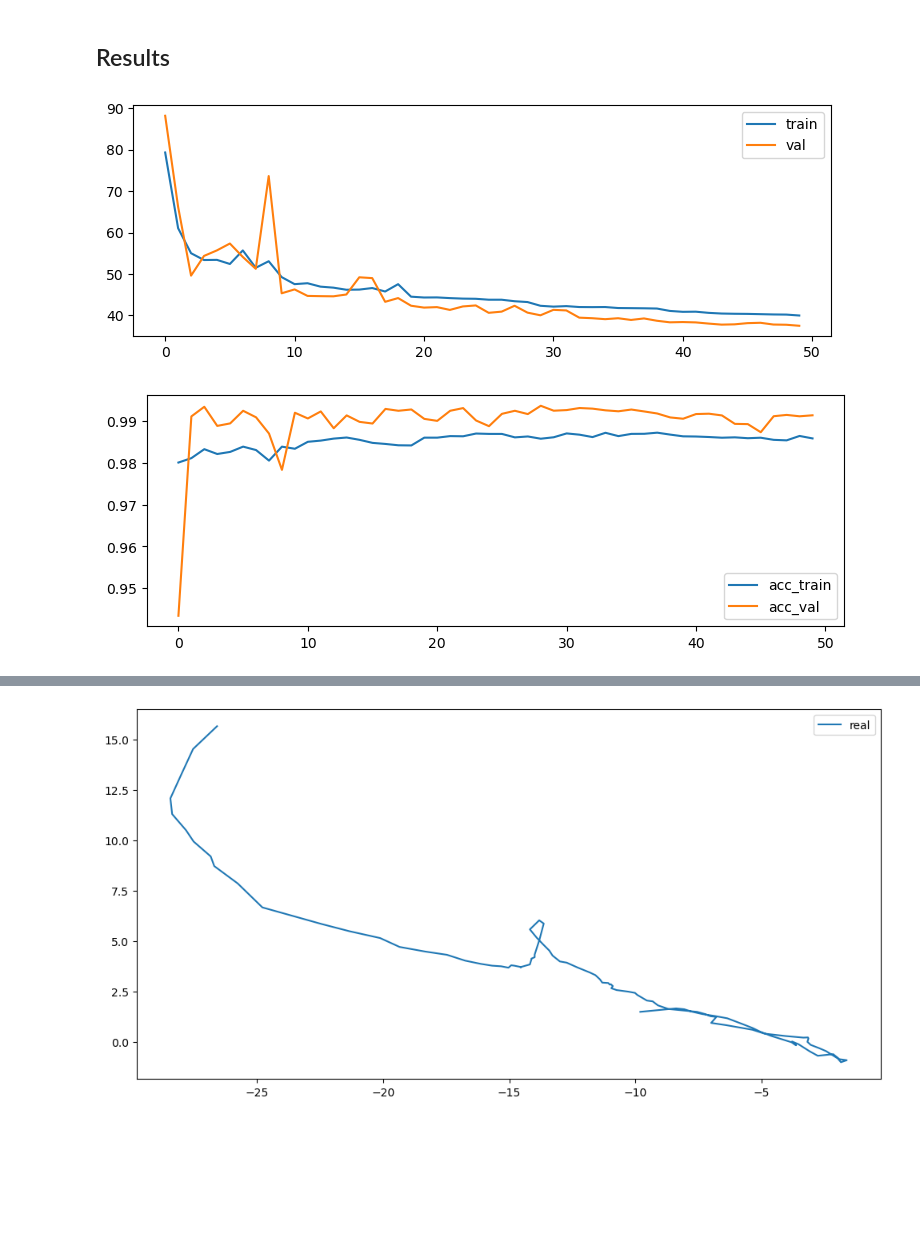
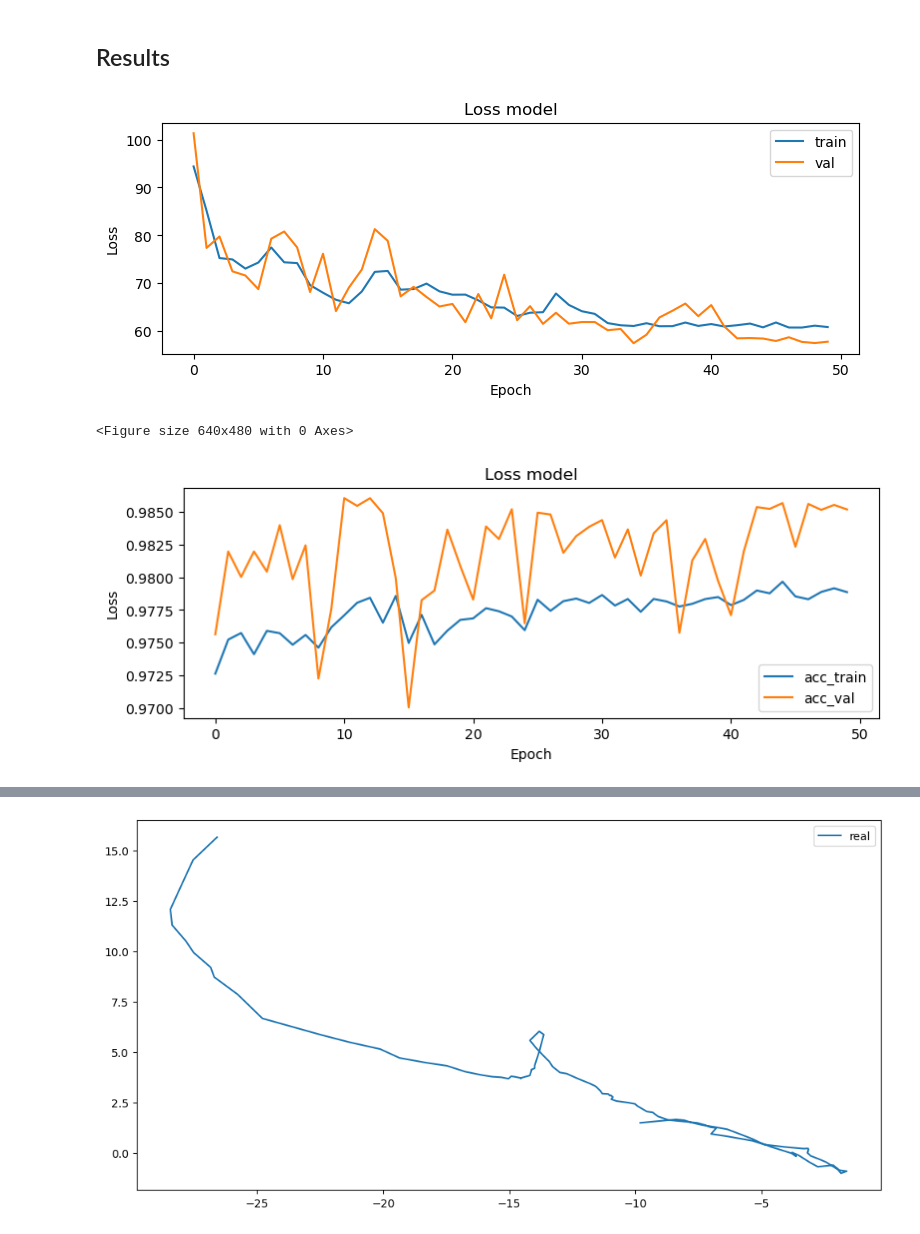
Before and after one commit to Caumel/DS_project_2022W, a Jupyter notebook: src/notebooks/RNNs_positions.ipynb, the cells around one changed output, grey strips where cells are left out. Cells and saved outputs as stored; diff of their text form; code cells hidden in the pictures; blank space fills up the shorter version.

```diff
--- a/src/notebooks/RNNs_positions.ipynb
+++ b/src/notebooks/RNNs_positions.ipynb
@@ -237,5 +225,5 @@ _________________________________________________________________
 lr_scheduler = 0.1
 batch_size = 128
 epochs = 50
-units = 512
+units = 128
 # %%
@@ -261,7 +249,7 @@ _________________________________________________________________
 
 def scheduler(epoch, lr):
    initial_lrate = lr_scheduler
-   drop = 0.5
+   drop = 0.75
    epochs_drop = 10.0
    lrate = initial_lrate * math.pow(drop,
            math.floor((1+epoch)/epochs_drop))
@@ -316,22 +311,29 @@ model.save('model.h5')
 # %%
 # plot history
 fig, ax = plt.subplots(figsize=(9, 3))
 plt.plot(history.history['loss'], label='train')
 plt.plot(history.history['val_loss'], label='val')
+plt.title("Loss model")
+plt.xlabel('Epoch')
+plt.ylabel('Loss')
 plt.legend()
-plt.savefig(f'figures/train_loss_{lr_scheduler}_{batch_size}_{epochs}_{units}.png')
+plt.savefig(f'figures/train_loss_{lr_scheduler}_{batch_size}_{epochs}_{units}_{datetime.now()}.png')
 plt.show()
 # %% [output]
-[figure, old version]
+[figure, new version]
+<Figure size 640x480 with 0 Axes>
 # %%
 fig, ax = plt.subplots(figsize=(9, 3))
 plt.plot(history.history['accuracy'], label='acc_train')
 plt.plot(history.history['val_accuracy'], label='acc_val')
+plt.title("Loss model")
+plt.xlabel('Epoch')
+plt.ylabel('Loss')
 plt.legend()
 plt.savefig(f'figures/train_acc_{lr_scheduler}_{batch_size}_{epochs}_{units}.png')
 plt.show()
 # %% [output]
-[figure, old version]
+[figure, new version]
 # %%
 from sklearn.metrics import mean_squared_error
 import math
```
Also changed, not shown: parts of 21 cells of this notebook, 22 other files.
